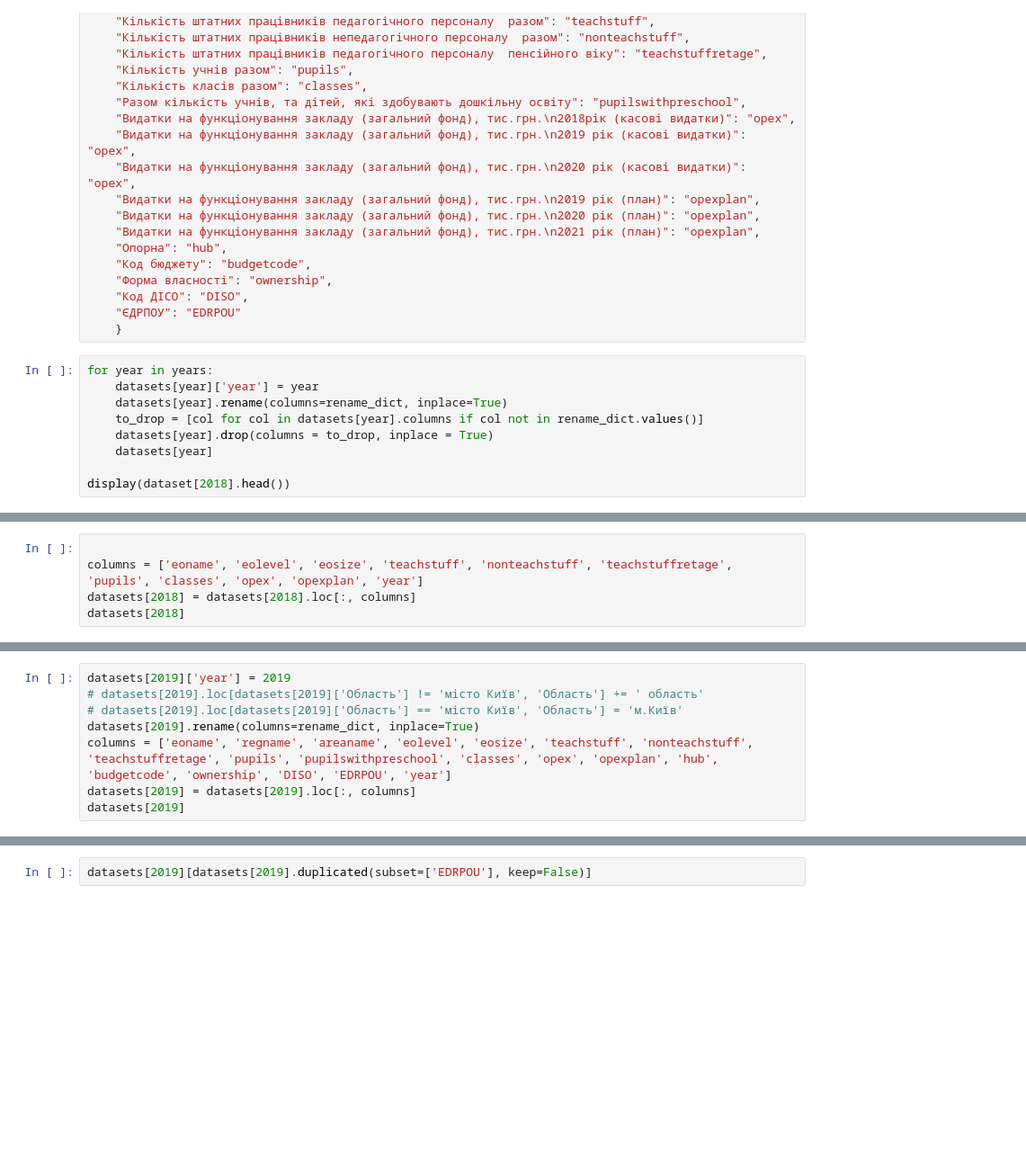
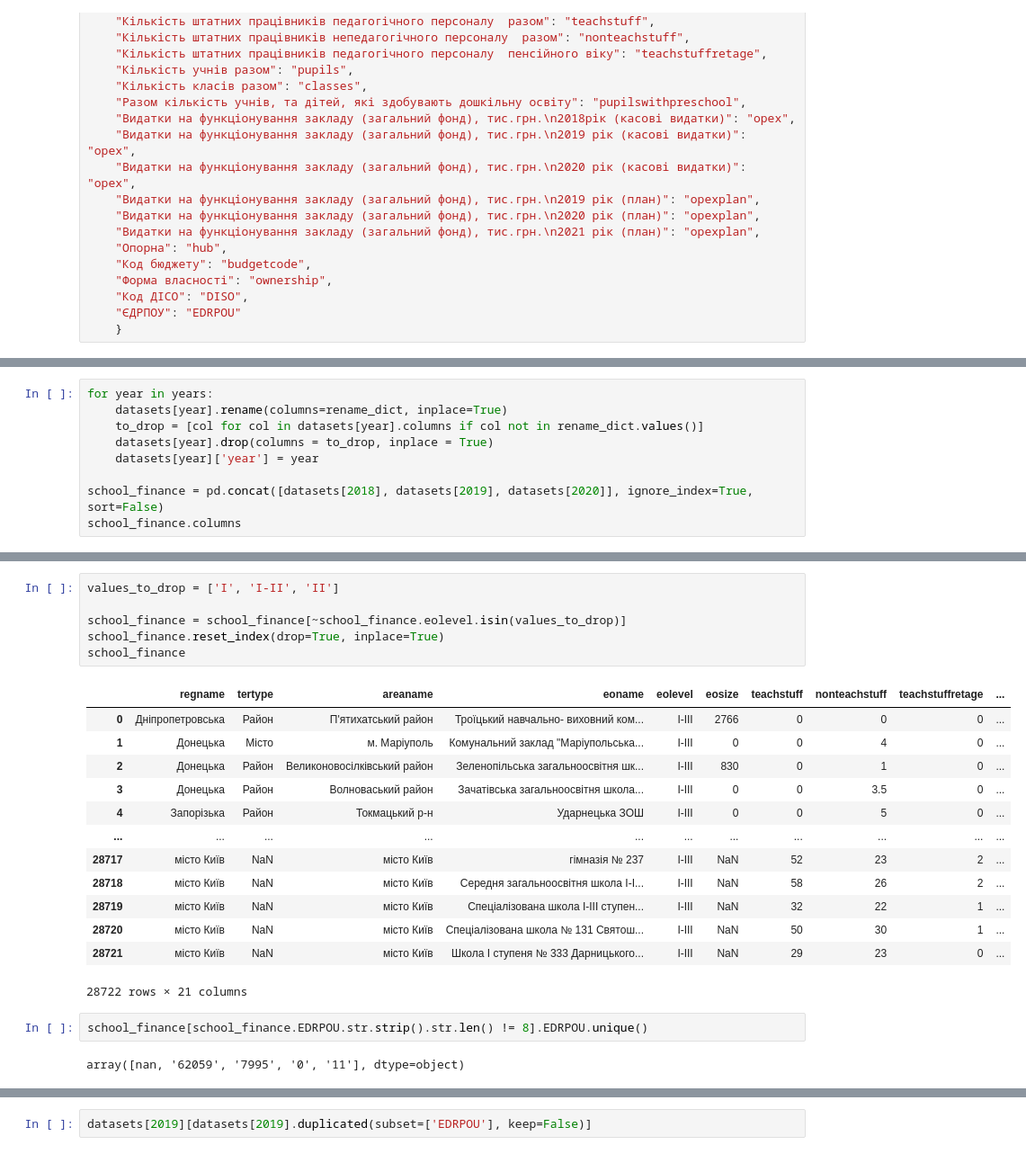
Before and after one commit to DataResponsibly/ZNO-Dataset, a Jupyter notebook: notebooks/tables_creation/Schools_stats_table.ipynb, the cells around one changed output, grey strips where cells are left out. Shown at 90% size. Saved outputs shown, nothing was run; the diff lists cells and outputs as text; blank space fills up the shorter version.

```diff
--- a/notebooks/tables_creation/Schools_stats_table.ipynb
+++ b/notebooks/tables_creation/Schools_stats_table.ipynb
@@ -54,12 +54,3 @@ rename_dict = {
     "Код ДІСО": "DISO",
     "ЄДРПОУ": "EDRPOU"
     }
-# %%
-for year in years:
-    datasets[year]['year'] = year
-    datasets[year].rename(columns=rename_dict, inplace=True)
-    to_drop = [col for col in datasets[year].columns if col not in rename_dict.values()]
-    datasets[year].drop(columns = to_drop, inplace = True)
-    datasets[year]
-
-display(dataset[2018].head())
@@ -68,5 +56,0 @@ KeyError: 2018
-# %%
-
-columns = ['eoname', 'eolevel', 'eosize', 'teachstuff', 'nonteachstuff', 'teachstuffretage', 'pupils', 'classes', 'opex', 'opexplan', 'year']
-datasets[2018] = datasets[2018].loc[:, columns]
-datasets[2018]
@@ -87,8 +56,0 @@ datasets[2018]
-# %%
-datasets[2019]['year'] = 2019
-# datasets[2019].loc[datasets[2019]['Область'] != 'місто Київ', 'Область'] += ' область'
-# datasets[2019].loc[datasets[2019]['Область'] == 'місто Київ', 'Область'] = 'м.Київ'
-datasets[2019].rename(columns=rename_dict, inplace=True)
-columns = ['eoname', 'regname', 'areaname', 'eolevel', 'eosize', 'teachstuff', 'nonteachstuff', 'teachstuffretage', 'pupils', 'pupilswithpreschool', 'classes', 'opex', 'opexplan', 'hub', 'budgetcode', 'ownership', 'DISO', 'EDRPOU', 'year']
-datasets[2019] = datasets[2019].loc[:, columns]
-datasets[2019]
@@ -108,0 +57,9 @@ datasets[2019]
+# %%
+for year in years:
+    datasets[year].rename(columns=rename_dict, inplace=True)
+    to_drop = [col for col in datasets[year].columns if col not in rename_dict.values()]
+    datasets[year].drop(columns = to_drop, inplace = True)
+    datasets[year]['year'] = year
+
+school_finance = pd.concat([datasets[2018], datasets[2019], datasets[2020]], ignore_index=True, sort=False)
+school_finance.columns
@@ -108,0 +85,24 @@ datasets[2019]
+# %%
+values_to_drop = ['I', 'I-II', 'II']
+
+school_finance = school_finance[~school_finance.eolevel.isin(values_to_drop)]
+school_finance.reset_index(drop=True, inplace=True)
+school_finance
+# %% [output]
+|  | regname | tertype | areaname | eoname | eolevel | eosize | teachstuff | nonteachstuff | teachstuffretage | ... |
+| 0 | Дніпропетровська | Район | П'ятихатський район | Троїцький навчально- виховний ком... | I-III | 2766 | 0 | 0 | 0 | ... |
+| 1 | Донецька | Місто | м. Маріуполь | Комунальний заклад "Маріупольська... | I-III | 0 | 0 | 4 | 0 | ... |
+| 2 | Донецька | Район | Великоновосілківський район | Зеленопільська загальноосвітня шк... | I-III | 830 | 0 | 1 | 0 | ... |
+| 3 | Донецька | Район | Волноваський район | Зачатівська загальноосвітня школа... | I-III | 0 | 0 | 3.5 | 0 | ... |
+| 4 | Запорізька | Район | Токмацький р-н | Ударнецька ЗОШ | I-III | 0 | 0 | 5 | 0 | ... |
+| ... | ... | ... | ... | ... | ... | ... | ... | ... | ... | ... |
+| 28717 | місто Київ | NaN | місто Київ | гімназія № 237 | I-III | NaN | 52 | 23 | 2 | ... |
+| 28718 | місто Київ | NaN | місто Київ | Середня загальноосвітня школа І-І... | I-III | NaN | 58 | 26 | 2 | ... |
+| 28719 | місто Київ | NaN | місто Київ | Спеціалізована школа І-ІІІ ступен... | I-III | NaN | 32 | 22 | 1 | ... |
+| 28720 | місто Київ | NaN | місто Київ | Спеціалізована школа № 131 Святош... | I-III | NaN | 50 | 30 | 1 | ... |
+| 28721 | місто Київ | NaN | місто Київ | Школа І ступеня № 333 Дарницького... | I-III | NaN | 29 | 23 | 0 | ... |
+28722 rows × 21 columns
+# %%
+school_finance[school_finance.EDRPOU.str.strip().str.len() != 8].EDRPOU.unique()
+# %% [output]
+array([nan, '62059', '7995', '0', '11'], dtype=object)
```
Also changed, not shown: parts of 9 cells of this notebook.
